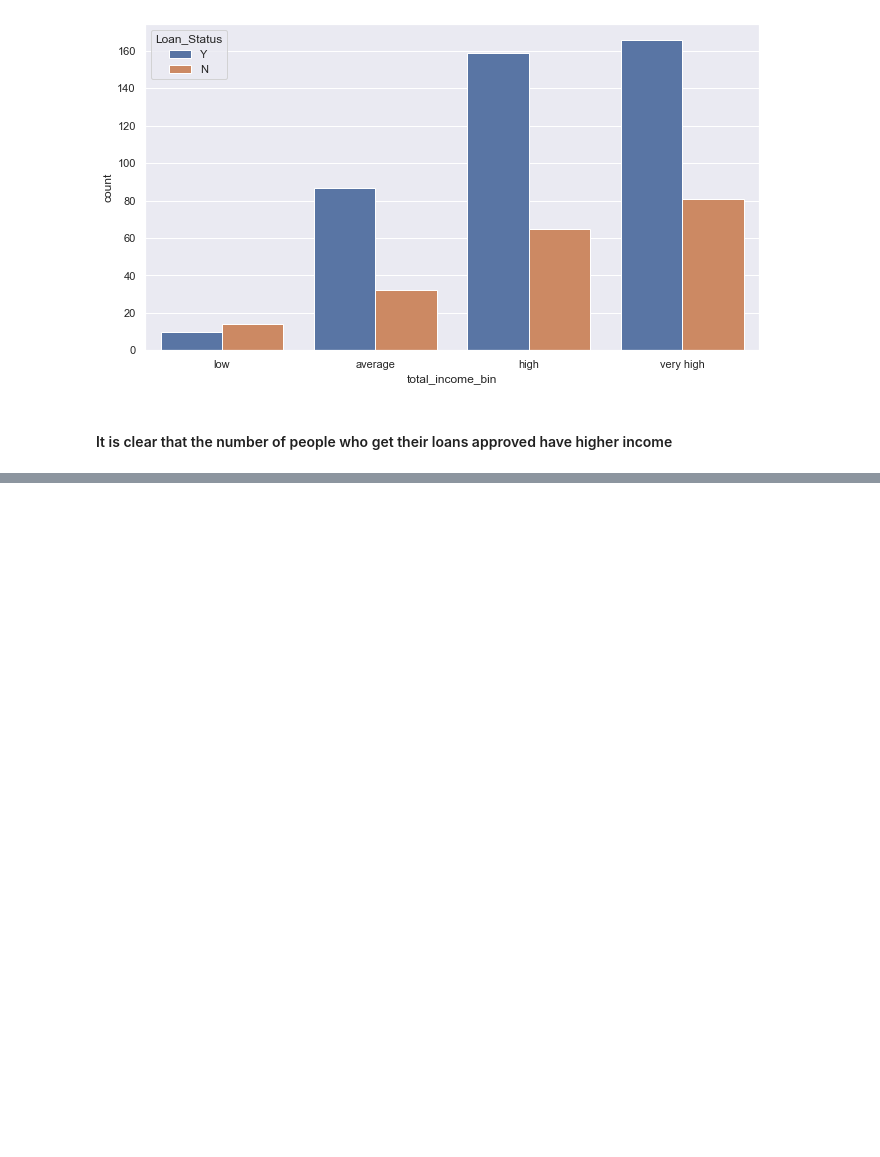
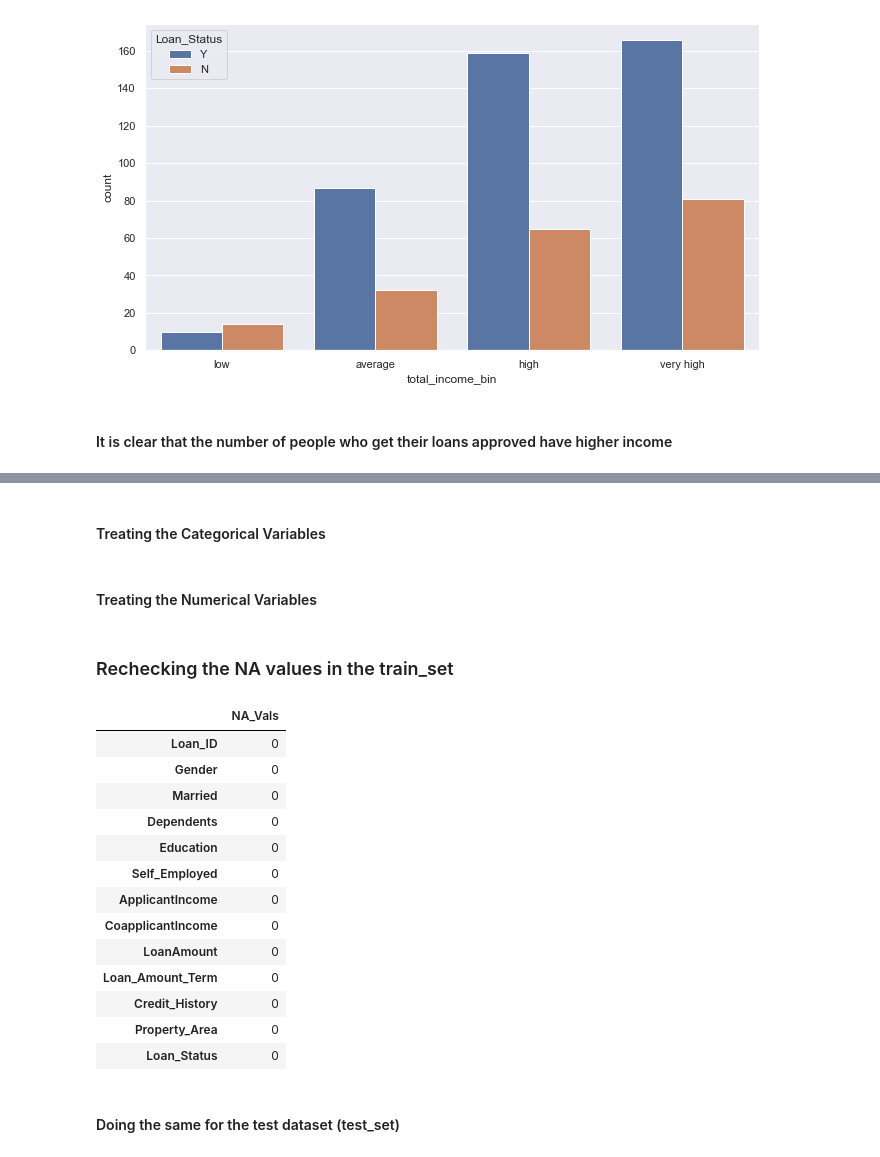
Before and after one commit to gato1005/LoanApproval, a Jupyter notebook: LoanPrediction.ipynb, the cells around one changed output, grey strips where cells are left out. Cells and saved outputs as stored; diff of their text form; code cells hidden in the pictures; blank space fills up the shorter version.

```diff
--- a/LoanPrediction.ipynb
+++ b/LoanPrediction.ipynb
@@ -416,0 +457,34 @@ sns.countplot(x="total_income_bin",hue="Loan_Status",data=train_set)
+# %% [markdown]
+#### Treating the Categorical Variables
+# %%
+train_set["Gender"].fillna(train_set["Gender"].mode()[0],inplace=True)
+train_set["Married"].fillna(train_set["Married"].mode()[0],inplace=True)
+train_set["Dependents"].fillna(train_set["Dependents"].mode()[0],inplace=True)
+train_set["Self_Employed"].fillna(train_set["Self_Employed"].mode()[0],inplace=True)
+train_set["Loan_Amount_Term"].fillna(train_set["Loan_Amount_Term"].mode()[0],inplace=True)
+train_set["Credit_History"].fillna(train_set["Credit_History"].mode()[0],inplace=True)
+# %% [markdown]
+#### Treating the Numerical Variables
+# %%
+train_set["LoanAmount"].fillna(train_set["LoanAmount"].median(),inplace=True)
+# %% [markdown]
+### Rechecking the NA values in the train_set
+# %%
+pd.DataFrame(train_set.isna().sum(axis=0),columns=["NA_Vals"])
+# %% [output]
+|  | NA_Vals |
+| Loan_ID | 0 |
+| Gender | 0 |
+| Married | 0 |
+| Dependents | 0 |
+| Education | 0 |
+| Self_Employed | 0 |
+| ApplicantIncome | 0 |
+| CoapplicantIncome | 0 |
+| LoanAmount | 0 |
+| Loan_Amount_Term | 0 |
+| Credit_History | 0 |
+| Property_Area | 0 |
+| Loan_Status | 0 |
+# %% [markdown]
+#### Doing the same for the test dataset (test_set)
```
Also changed, not shown: parts of 6 cells of this notebook.
